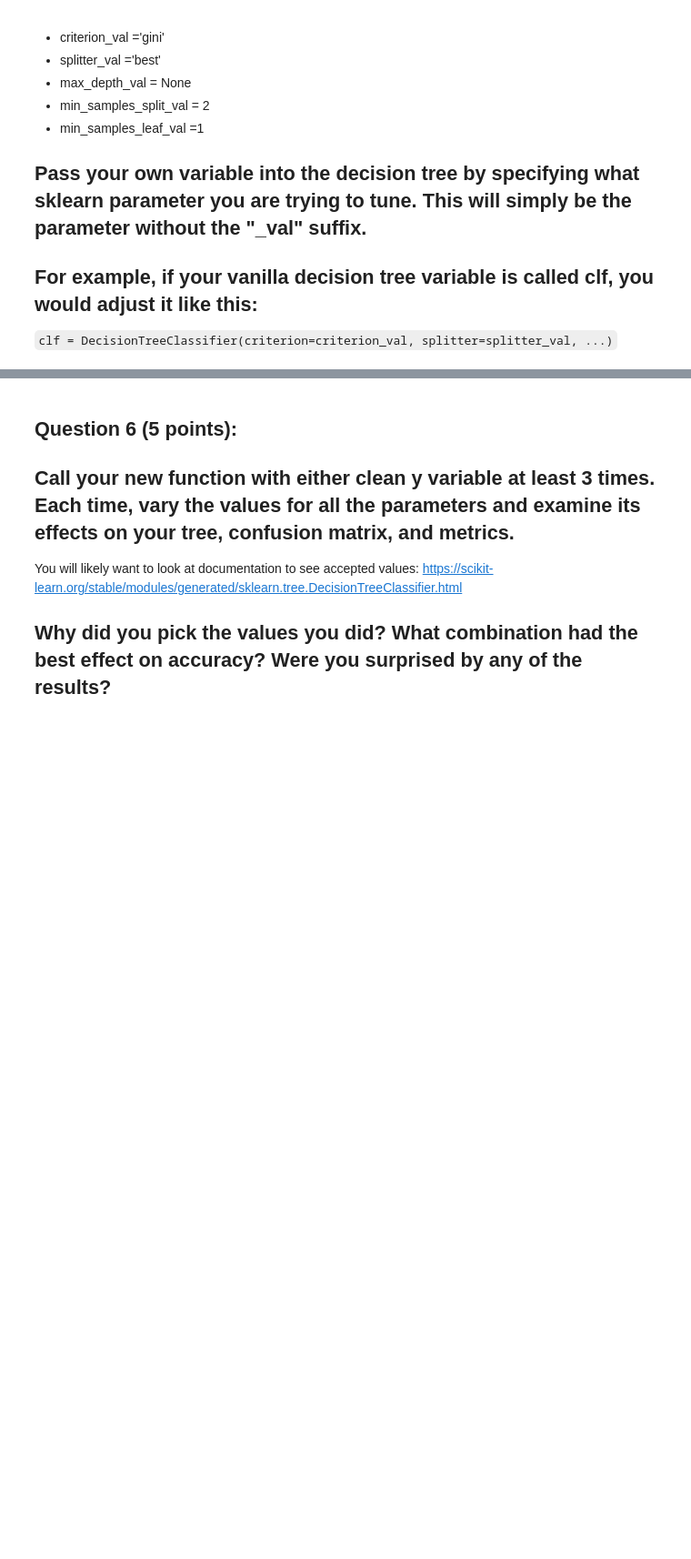
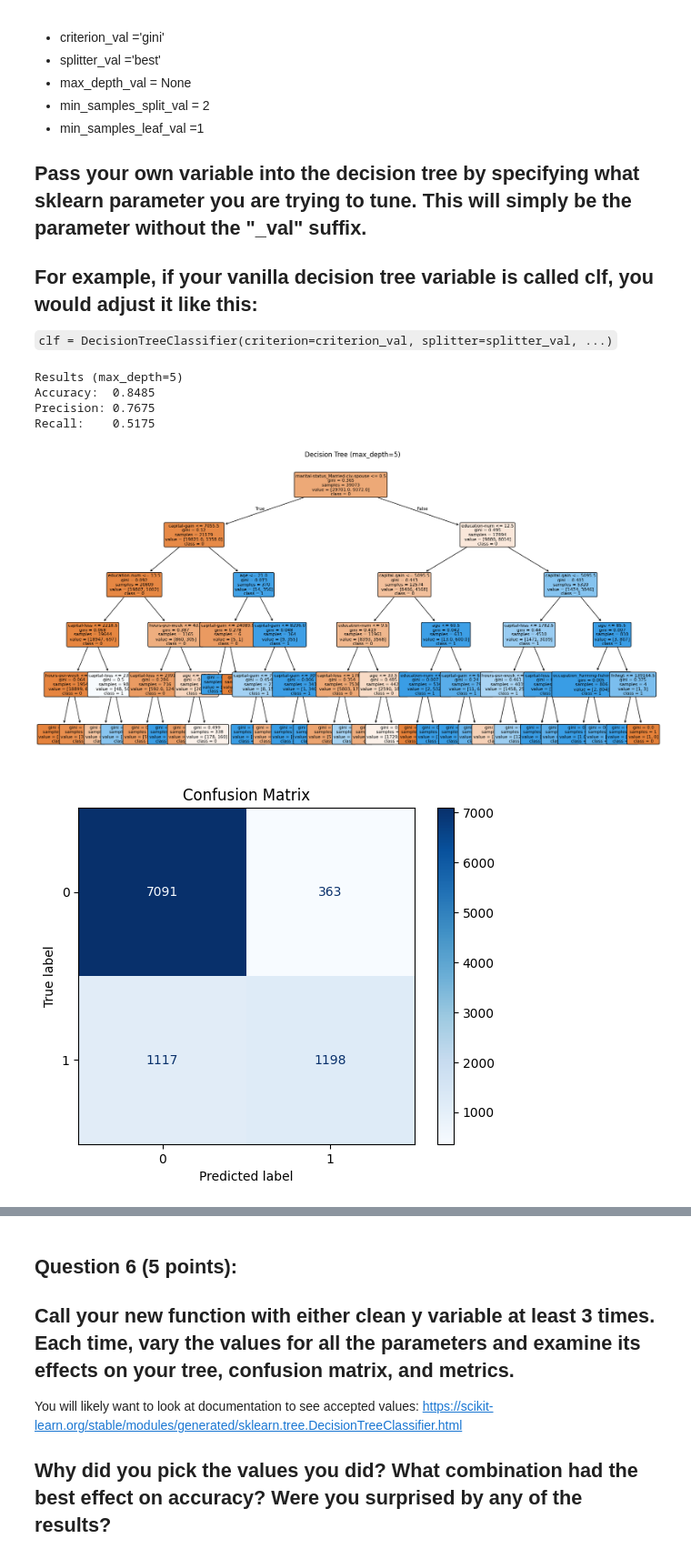
Before and after one commit to nicomontoya25/DS-3001, a Jupyter notebook: labs/Lab_3_Decision_Trees_and_Random_Forests.ipynb, the cells around one changed output, grey strips where cells are left out. Shown at 91% size. Drawn from its saved outputs; the diff is of its cells as text; code cells hidden in the pictures; blank space fills up the shorter version.

```diff
--- a/labs/Lab_3_Decision_Trees_and_Random_Forests.ipynb
+++ b/labs/Lab_3_Decision_Trees_and_Random_Forests.ipynb
@@ -260,0 +357,10 @@ Recall:    0.5175
+# %%
+tuned_tree = tuned_dt(X_encoded, y_clean_binary,max_depth_val=5)
+#couldn't use default value none for max depth bc the decision tree wouldn't load
+# %% [output]
+Results (max_depth=5)
+Accuracy:  0.8485
+Precision: 0.7675
+Recall:    0.5175
+[figure, added]
+[figure, added]
```
Also changed, not shown: parts of 30 cells of this notebook.
